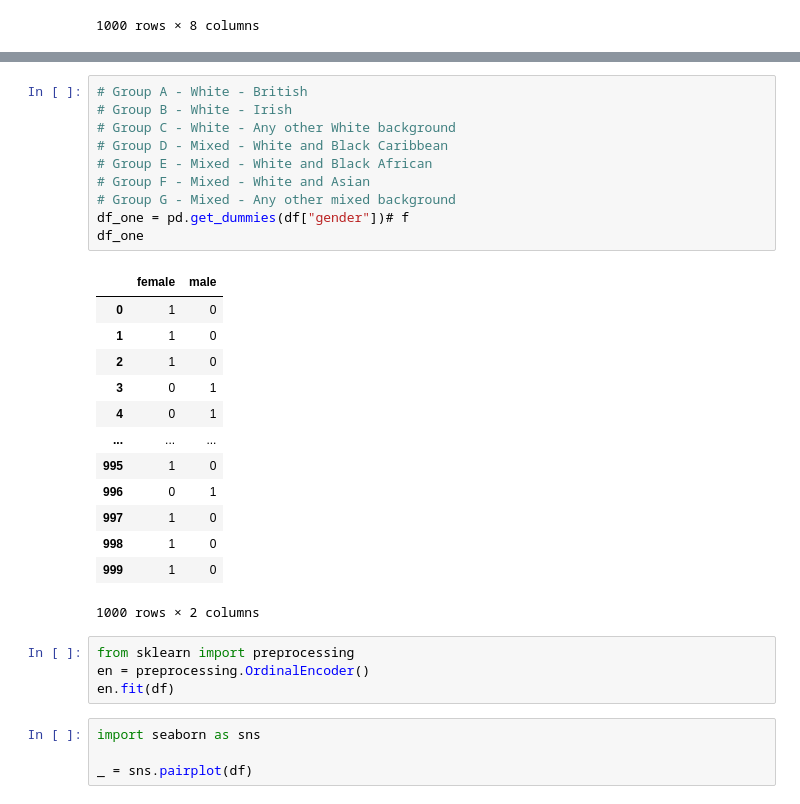
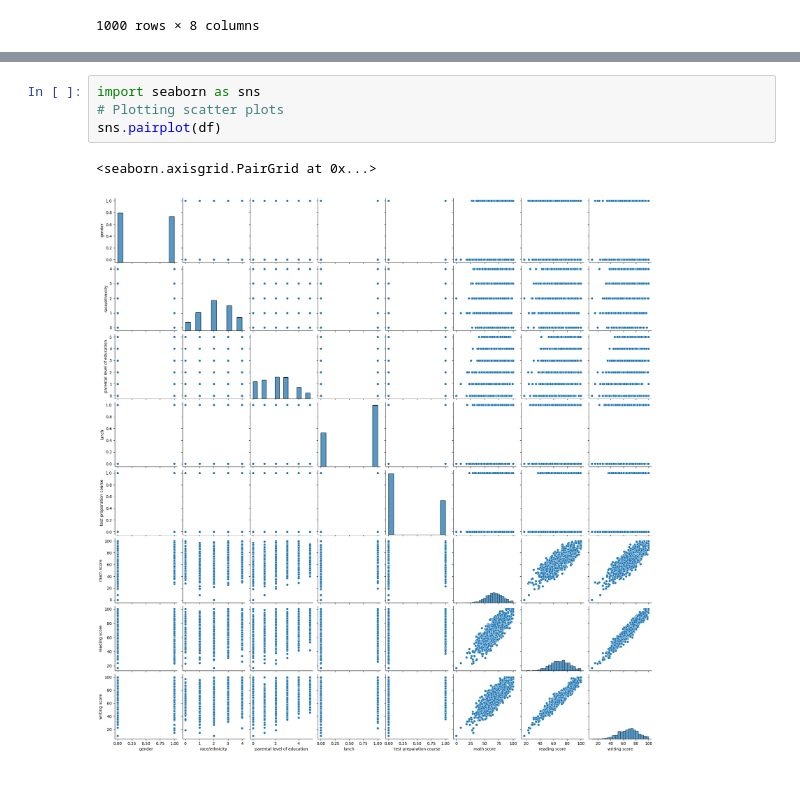
Before and after one commit to smsophiemi/ECS-171-Final-Project, a Jupyter notebook: Project.ipynb, the cells around one changed output, grey strips where cells are left out. Drawn from its saved outputs; the diff is of its cells as text.

```diff
--- a/Project.ipynb
+++ b/Project.ipynb
@@ -37,32 +77,7 @@ df
-# %%
-# Group A - White - British
-# Group B - White - Irish
-# Group C - White - Any other White background
-# Group D - Mixed - White and Black Caribbean
-# Group E - Mixed - White and Black African
-# Group F - Mixed - White and Asian
-# Group G - Mixed - Any other mixed background
-df_one = pd.get_dummies(df["gender"])# f
-df_one
-# %% [output]
-|  | female | male |
-| 0 | 1 | 0 |
-| 1 | 1 | 0 |
-| 2 | 1 | 0 |
-| 3 | 0 | 1 |
-| 4 | 0 | 1 |
-| ... | ... | ... |
-| 995 | 1 | 0 |
-| 996 | 0 | 1 |
-| 997 | 1 | 0 |
-| 998 | 1 | 0 |
-| 999 | 1 | 0 |
-1000 rows × 2 columns
-# %%
-from sklearn import preprocessing
-en = preprocessing.OrdinalEncoder()
-en.fit(df)
 # %%
 import seaborn as sns
-
-_ = sns.pairplot(df)
+# Plotting scatter plots
+sns.pairplot(df)
+# %% [output]
+<seaborn.axisgrid.PairGrid at 0x...>
+[figure, added]
```
Also changed, not shown: parts of 3 cells of this notebook, 1 other file.
